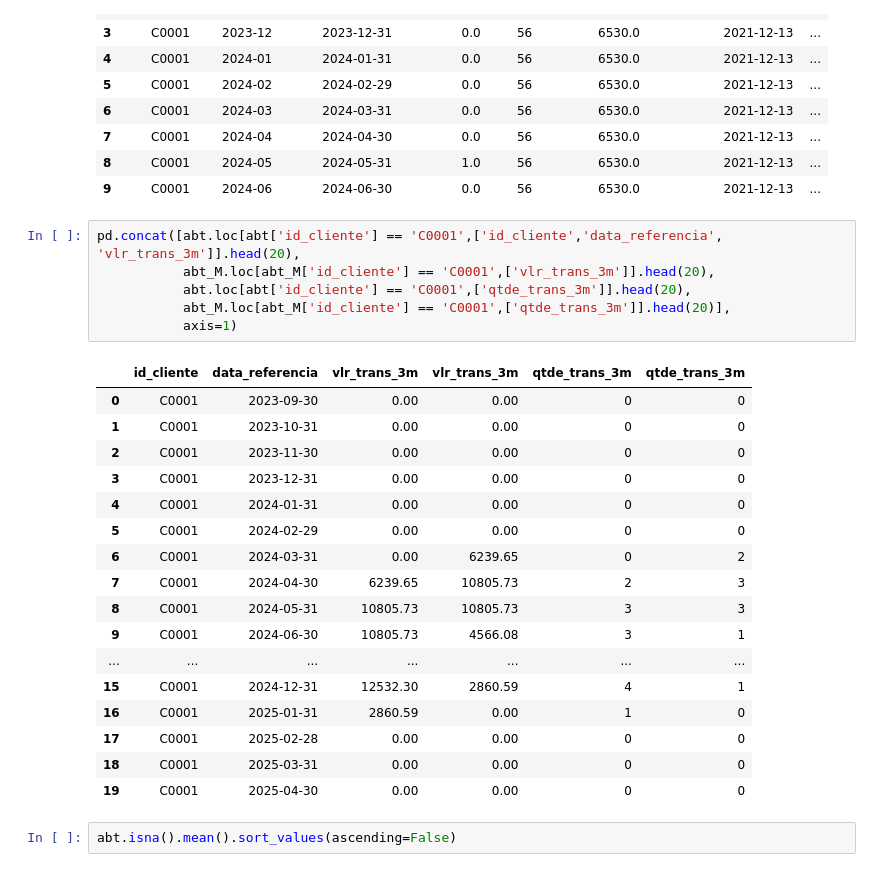
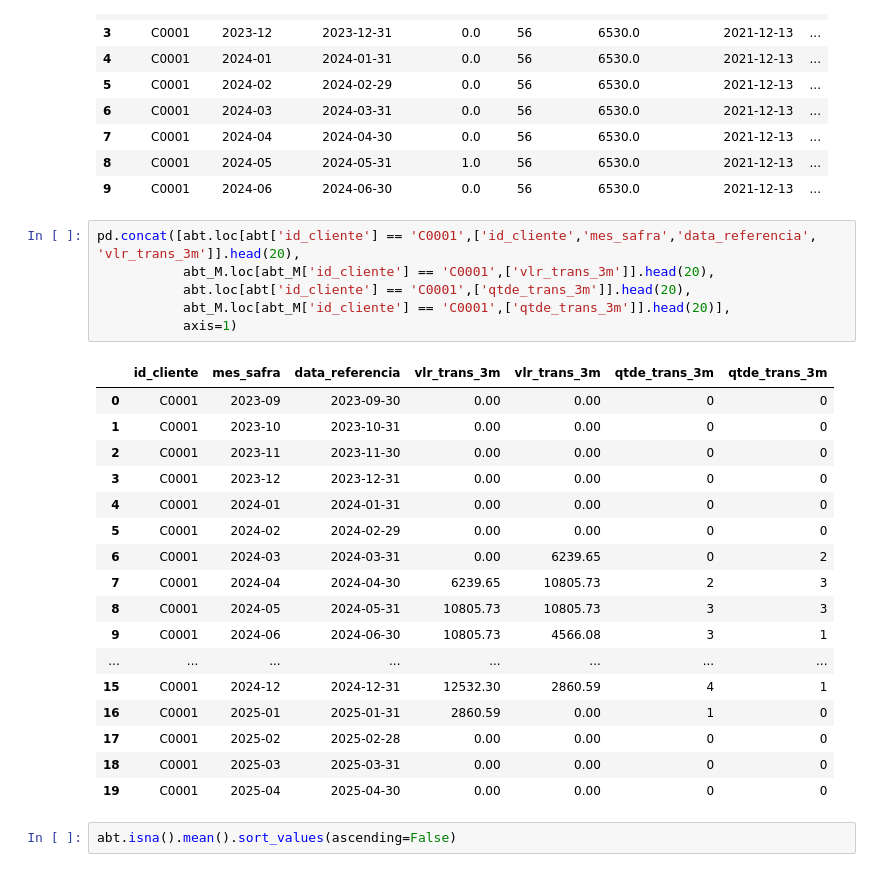
Before and after one commit to matheus-oscar/modelo_pd_2025, a Jupyter notebook: notebooks/revisao_case.ipynb, the cells around one changed output. Drawn from its saved outputs; the diff is of its cells as text.

```diff
--- a/notebooks/revisao_case.ipynb
+++ b/notebooks/revisao_case.ipynb
@@ -117,29 +117,29 @@ abt_M.head(10)
 | 8 | C0001 | 2024-05 | 2024-05-31 | 1.0 | 56 | 6530.0 | 2021-12-13 | ... |
 | 9 | C0001 | 2024-06 | 2024-06-30 | 0.0 | 56 | 6530.0 | 2021-12-13 | ... |
 # %%
-pd.concat([abt.loc[abt['id_cliente'] == 'C0001',['id_cliente','data_referencia', 'vlr_trans_3m']].head(20),
+pd.concat([abt.loc[abt['id_cliente'] == 'C0001',['id_cliente','mes_safra','data_referencia', 'vlr_trans_3m']].head(20),
            abt_M.loc[abt_M['id_cliente'] == 'C0001',['vlr_trans_3m']].head(20),
            abt.loc[abt['id_cliente'] == 'C0001',['qtde_trans_3m']].head(20),
            abt_M.loc[abt_M['id_cliente'] == 'C0001',['qtde_trans_3m']].head(20)],
            axis=1)
 # %% [output]
-|  | id_cliente | data_referencia | vlr_trans_3m | vlr_trans_3m | qtde_trans_3m | qtde_trans_3m |
-| 0 | C0001 | 2023-09-30 | 0.00 | 0.00 | 0 | 0 |
-| 1 | C0001 | 2023-10-31 | 0.00 | 0.00 | 0 | 0 |
-| 2 | C0001 | 2023-11-30 | 0.00 | 0.00 | 0 | 0 |
-| 3 | C0001 | 2023-12-31 | 0.00 | 0.00 | 0 | 0 |
-| 4 | C0001 | 2024-01-31 | 0.00 | 0.00 | 0 | 0 |
-| 5 | C0001 | 2024-02-29 | 0.00 | 0.00 | 0 | 0 |
-| 6 | C0001 | 2024-03-31 | 0.00 | 6239.65 | 0 | 2 |
-| 7 | C0001 | 2024-04-30 | 6239.65 | 10805.73 | 2 | 3 |
-| 8 | C0001 | 2024-05-31 | 10805.73 | 10805.73 | 3 | 3 |
-| 9 | C0001 | 2024-06-30 | 10805.73 | 4566.08 | 3 | 1 |
-| ... | ... | ... | ... | ... | ... | ... |
-| 15 | C0001 | 2024-12-31 | 12532.30 | 2860.59 | 4 | 1 |
-| 16 | C0001 | 2025-01-31 | 2860.59 | 0.00 | 1 | 0 |
-| 17 | C0001 | 2025-02-28 | 0.00 | 0.00 | 0 | 0 |
-| 18 | C0001 | 2025-03-31 | 0.00 | 0.00 | 0 | 0 |
-| 19 | C0001 | 2025-04-30 | 0.00 | 0.00 | 0 | 0 |
+|  | id_cliente | mes_safra | data_referencia | vlr_trans_3m | vlr_trans_3m | qtde_trans_3m | qtde_trans_3m |
+| 0 | C0001 | 2023-09 | 2023-09-30 | 0.00 | 0.00 | 0 | 0 |
+| 1 | C0001 | 2023-10 | 2023-10-31 | 0.00 | 0.00 | 0 | 0 |
+| 2 | C0001 | 2023-11 | 2023-11-30 | 0.00 | 0.00 | 0 | 0 |
+| 3 | C0001 | 2023-12 | 2023-12-31 | 0.00 | 0.00 | 0 | 0 |
+| 4 | C0001 | 2024-01 | 2024-01-31 | 0.00 | 0.00 | 0 | 0 |
+| 5 | C0001 | 2024-02 | 2024-02-29 | 0.00 | 0.00 | 0 | 0 |
+| 6 | C0001 | 2024-03 | 2024-03-31 | 0.00 | 6239.65 | 0 | 2 |
+| 7 | C0001 | 2024-04 | 2024-04-30 | 6239.65 | 10805.73 | 2 | 3 |
+| 8 | C0001 | 2024-05 | 2024-05-31 | 10805.73 | 10805.73 | 3 | 3 |
+| 9 | C0001 | 2024-06 | 2024-06-30 | 10805.73 | 4566.08 | 3 | 1 |
+| ... | ... | ... | ... | ... | ... | ... | ... |
+| 15 | C0001 | 2024-12 | 2024-12-31 | 12532.30 | 2860.59 | 4 | 1 |
+| 16 | C0001 | 2025-01 | 2025-01-31 | 2860.59 | 0.00 | 1 | 0 |
+| 17 | C0001 | 2025-02 | 2025-02-28 | 0.00 | 0.00 | 0 | 0 |
+| 18 | C0001 | 2025-03 | 2025-03-31 | 0.00 | 0.00 | 0 | 0 |
+| 19 | C0001 | 2025-04 | 2025-04-30 | 0.00 | 0.00 | 0 | 0 |
 # %%
 abt.isna().mean().sort_values(ascending=False)
 # %% [output]
```
Also changed, not shown: parts of 1 cell of this notebook.
